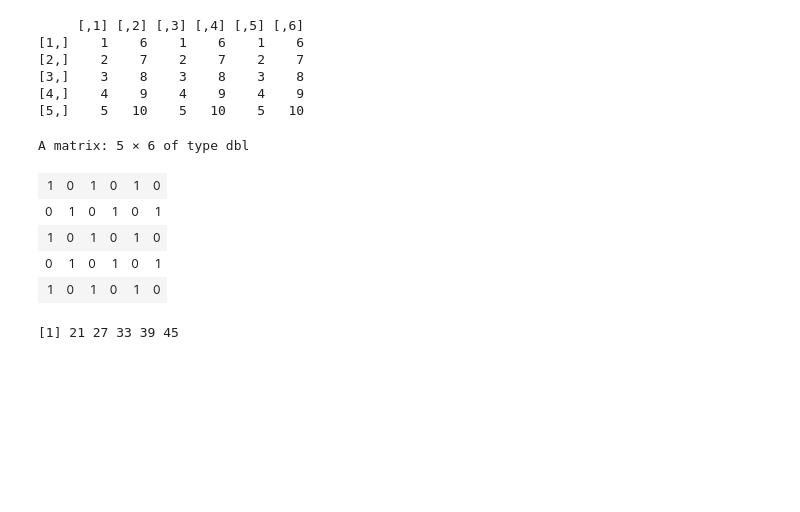
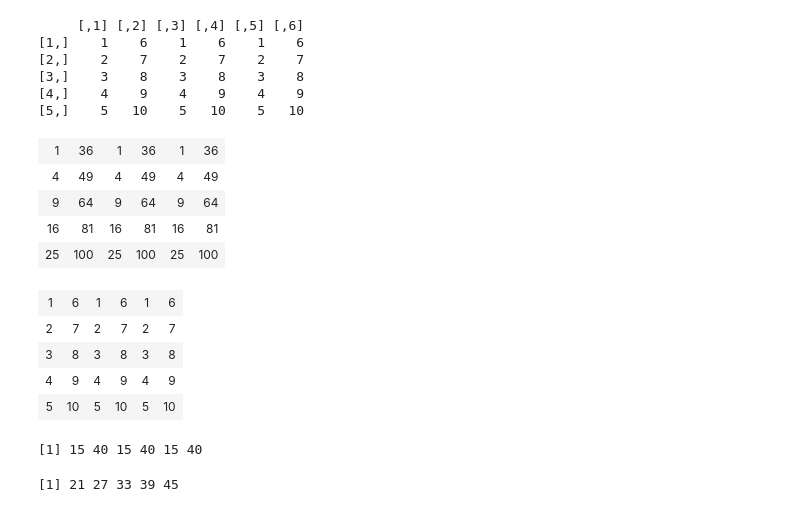
Before and after one commit to svkarthik86/R-Programming, a Jupyter notebook: R-op-ctrl-loop-function.ipynb, the cells around one changed output. Drawn from its saved outputs; the diff is of its cells as text; code cells hidden in the pictures; blank space fills up the shorter version.

Commit message:
R-op-ctrl-loop-function

```diff
--- a/R-op-ctrl-loop-function.ipynb
+++ b/R-op-ctrl-loop-function.ipynb
@@ -951,16 +1421,28 @@ print(m1)
 [4,]    4    9    4    9    4    9
 [5,]    5   10    5   10    5   10
 # %%
-f1<-function(x){return (x%%2)}
+f1<-function(x){return (x**2)} #f1 is userdefined function
 # %%
-apply(m1,2,f1) # apply fun in column manner
+apply(m1,MARGIN=2,f1) # apply fun in column manner
 # %% [output]
-A matrix: 5 × 6 of type dbl
-| 1 | 0 | 1 | 0 | 1 | 0 |
-| 0 | 1 | 0 | 1 | 0 | 1 |
-| 1 | 0 | 1 | 0 | 1 | 0 |
-| 0 | 1 | 0 | 1 | 0 | 1 |
-| 1 | 0 | 1 | 0 | 1 | 0 |
+| 1 | 36 | 1 | 36 | 1 | 36 |
+| 4 | 49 | 4 | 49 | 4 | 49 |
+| 9 | 64 | 9 | 64 | 9 | 64 |
+| 16 | 81 | 16 | 81 | 16 | 81 |
+| 25 | 100 | 25 | 100 | 25 | 100 |
+# %%
+m1
+# %% [output]
+| 1 | 6 | 1 | 6 | 1 | 6 |
+| 2 | 7 | 2 | 7 | 2 | 7 |
+| 3 | 8 | 3 | 8 | 3 | 8 |
+| 4 | 9 | 4 | 9 | 4 | 9 |
+| 5 | 10 | 5 | 10 | 5 | 10 |
+# %%
+a_m1 <- apply(m1, c(2) ,sum)
+print(a_m1)
+# %% [output]
+[1] 15 40 15 40 15 40
 # %%
 a_m1 <- apply(m1, c(1) ,sum)
 print(a_m1)
```
Also changed, not shown: parts of 156 cells of this notebook.
